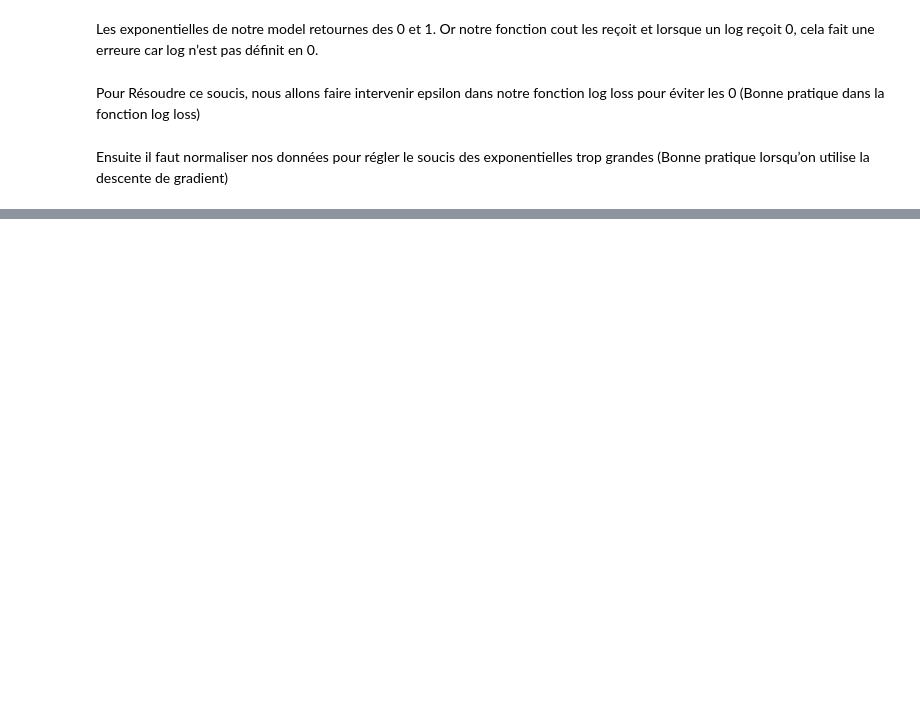
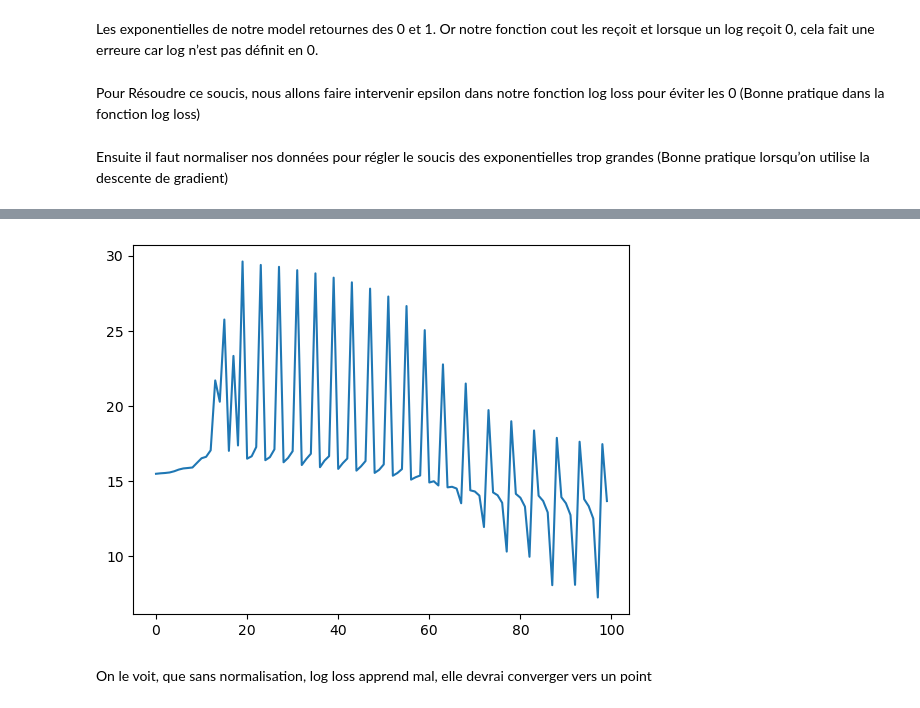
Before and after one commit to NovaStarmax/ml_training, a Jupyter notebook: deep_learning/cat_or_dog.ipynb, the cells around one changed output, grey strips where cells are left out. Cells and saved outputs as stored; diff of their text form; code cells hidden in the pictures; blank space fills up the shorter version.

```diff
--- a/deep_learning/cat_or_dog.ipynb
+++ b/deep_learning/cat_or_dog.ipynb
@@ -144,0 +206,35 @@ Ensuite il faut normaliser nos données pour régler le soucis des exponentielle
+# %%
+def artificial_neuron_2(X, y, learning_rate = 0.1, n_iter = 100):
+    W, b = initialisation(X)
+    W[0], W[1] = -7.5, -7.5
+
+    nb = 10
+    j = 0
+    history = np.zeros((n_iter // nb, 5))
+    Loss = []
+
+    for _ in range(n_iter):
+        A = model(X, W, b)
+        Loss.append(log_loss(y, A))
+        dW, db = gradients(A, X, y)
+        W, b = update(dW, db, W, b, learning_rate)
+
+    if (i % nb == 0):
+        history[j, 0] = W[0]
+        history[j, 1] = W[1]
+        history[j, 2] = b
+        history[j, 3] = i
+        history[j, 4] = log_loss(y, A)
+        j += 1
+
+
+    plt.plot(Loss)
+    plt.show()
+
+    return(history, b)
+# %%
+history, b = artificial_neuron_2(X, y)
+# %% [output]
+[figure, added]
+# %% [markdown]
+On le voit, que sans normalisation, log loss apprend mal, elle devrai converger vers un point
```
Also changed, not shown: parts of 24 cells of this notebook, 3 other files.
